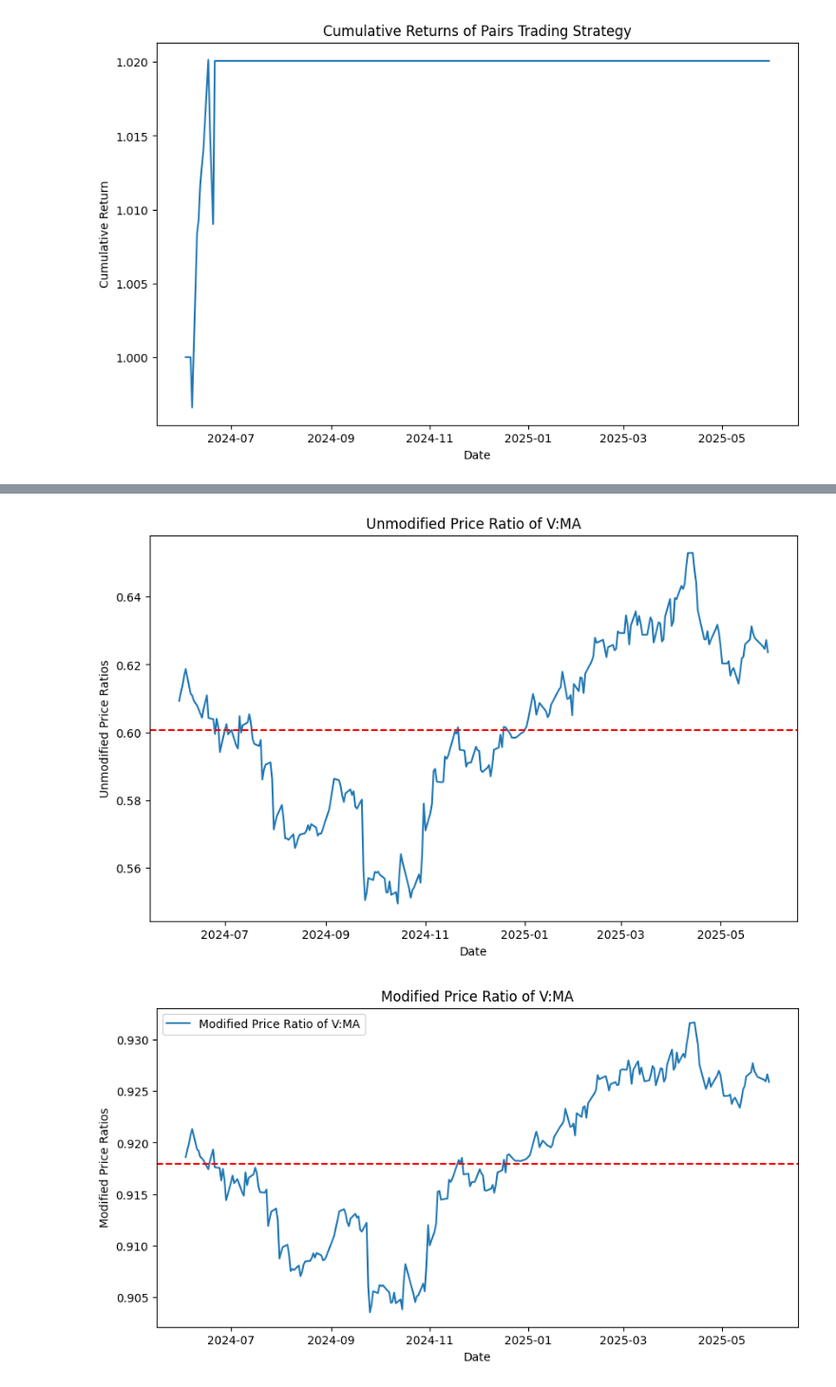
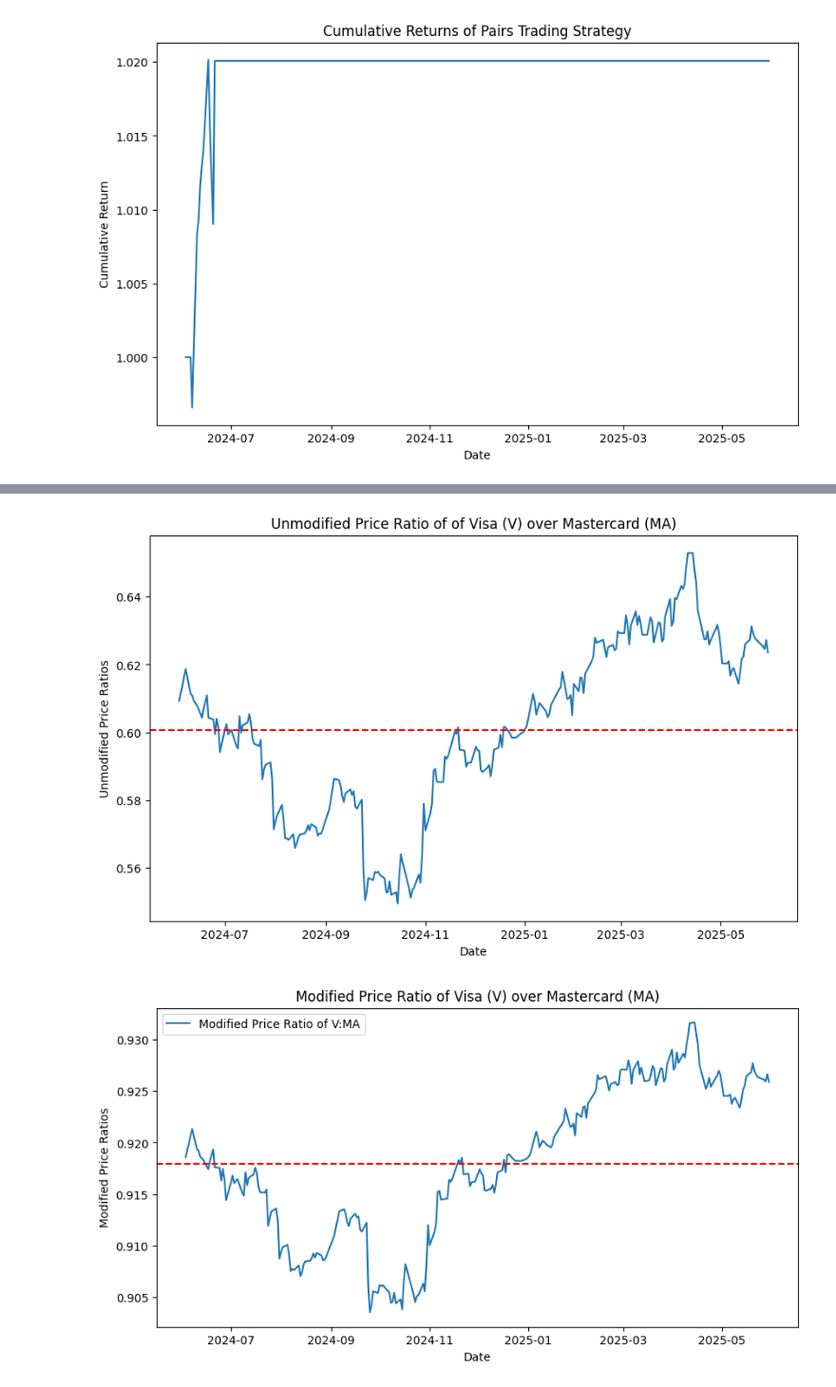
Before and after one commit to jay-gleeson/fintech-pairs-csuf, a Jupyter notebook: archive/pairs_trading.ipynb, the cells around one changed output, grey strips where cells are left out. Shown: that part at 95% size. Drawn from its saved outputs; the diff is of its cells as text; code cells hidden in the pictures.

```diff
--- a/archive/pairs_trading.ipynb
+++ b/archive/pairs_trading.ipynb
@@ -384,0 +382,14 @@ pair = spearman_pair
+# %%
+# Set pair to be considered for pairs trading as the pair with the highest spearman correlation value.
+#
+# Function to set and output new pair given spearman correlation highest valued pair.
+def set_pair(spearman_pair):
+
+    # Get the names of the stocks in the pair.
+    stocka, stockb = spearman_pair
+    namea, nameb = get_stock_names(spearman_pair)
+    print(f"Pair to be considered for pairs trading is {namea} ({stocka}) and {nameb} ({stockb}).")
+    return spearman_pair
+
+# Set pair as spearman pair and display result to output.
+pair = set_pair(spearman_pair)
@@ -728,36 +741,50 @@ Max Drawdown: 0.010905584494887023
 # Get price ratios of the pair.
 price_ratios = df[pair[0]] / df[pair[1]]
 
-# Plot the unmodified price ratios.
-plt.figure(figsize=(10, 6))
-plt.plot(price_ratios, label=f'Unmodified Price Ratio of {pair[0]}:{pair[1]}')
-plt.axhline(y=price_ratios.mean(), color='red', linestyle='--')
-plt.autoscale(False)
-plt.title(f'Unmodified Price Ratio of {pair[0]}:{pair[1]}')
-plt.xlabel('Date')
-plt.ylabel('Unmodified Price Ratios')
-plt.show()
-plt.close()
+def plot_unmod_ratio(pair):
+    # Get the names of the stocks in the pair.
+    stocka, stockb = pair
+    namea, nameb = get_stock_names(pair)
+
+    # Plot the unmodified price ratios.
+    plt.figure(figsize=(10, 6))
+    plt.plot(price_ratios, label=f'Unmodified Price Ratio of {pair[0]}:{pair[1]}')
+    plt.axhline(y=price_ratios.mean(), color='red', linestyle='--')
+    plt.autoscale(False)
+    plt.title(f'Unmodified Price Ratio of of {namea} ({stocka}) over {nameb} ({stockb})')
+    plt.xlabel('Date')
+    plt.ylabel('Unmodified Price Ratios')
+    plt.show()
+    plt.close()
+
+plot_unmod_ratio(pair)
 # %% [output]
-[figure, old version]
+[figure, new version]
 # %%
 # Prerequisites normality and a normal distribution are assured due to the taking of the natural log prior.
 mod_ratios = norma / normb
 z_scores = (mod_ratios - mean(mod_ratios) / stddev(mod_ratios))
 
-# Plot the modified price ratios.
-plt.figure(figsize=(10, 5))
-plt.plot(mod_ratios, label=f'Modified Price Ratio of {pair[0]}:{pair[1]}')
-plt.axhline(y=mod_ratios.mean(), color='red', linestyle='--')
-plt.autoscale(False)
-plt.title(f'Modified Price Ratio of {pair[0]}:{pair[1]}')
-plt.xlabel('Date')
-plt.ylabel('Modified Price Ratios')
-plt.legend()
-plt.show()
-plt.close()
+def plot_mod_pair(pair):
+    # Get the names of the stocks in the pair.
+    stocka, stockb = pair
+    namea, nameb = get_stock_names(pair)
+
+    # Plot the modified price ratios.
+    plt.figure(figsize=(10, 5))
+    plt.plot(mod_ratios, label=f'Modified Price Ratio of {pair[0]}:{pair[1]}')
+    plt.axhline(y=mod_ratios.mean(), color='red', linestyle='--')
+    plt.autoscale(False)
+    plt.title(f'Modified Price Ratio of {namea} ({stocka}) over {nameb} ({stockb})')
+    plt.xlabel('Date')
+    plt.ylabel('Modified Price Ratios')
+    plt.legend()
+    plt.show()
+    plt.close()
+
+plot_mod_pair(pair)
 # %% [output]
-[figure, old version]
+[figure, new version]
 # %%
 # Create a rolling window within the train set to utilize statistics most applicable and recent to  the timeframe.
 #
```
Also changed, not shown: parts of 10 cells of this notebook, 1 other file.
